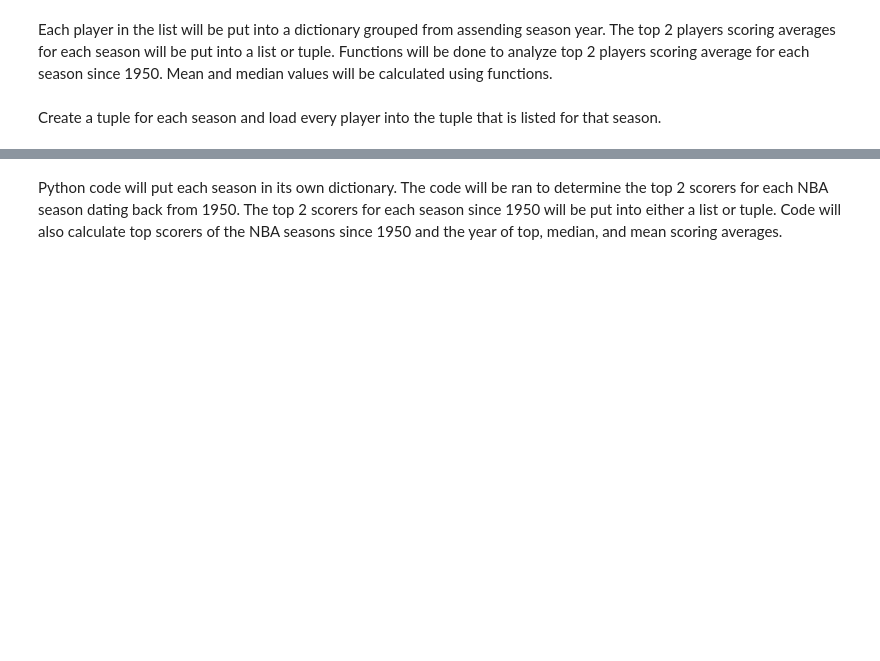
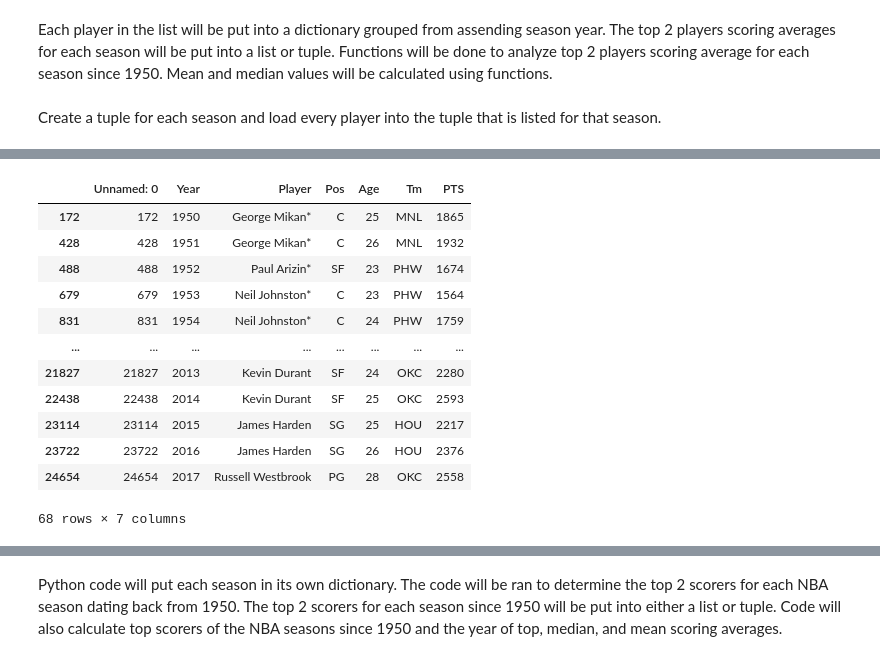
Before and after one commit to timothy7walker/NBA-s-Top-Scorers, a Jupyter notebook: TimothyWalkerNBAbackup.ipynb, the cells around one changed output, grey strips where cells are left out. Saved outputs shown, nothing was run; the diff lists cells and outputs as text; code cells hidden in the pictures; blank space fills up the shorter version.

```diff
--- a/TimothyWalkerNBAbackup.ipynb
+++ b/TimothyWalkerNBAbackup.ipynb
@@ -236,0 +282,18 @@ AttributeError: 'dict' object has no attribute 'groupby'
+# %%
+seasonTopScorer
+topScorers = pd.concat(seasonTopScorer)
+topScorers
+# %% [output]
+|  | Unnamed: 0 | Year | Player | Pos | Age | Tm | PTS |
+| 172 | 172 | 1950 | George Mikan* | C | 25 | MNL | 1865 |
+| 428 | 428 | 1951 | George Mikan* | C | 26 | MNL | 1932 |
+| 488 | 488 | 1952 | Paul Arizin* | SF | 23 | PHW | 1674 |
+| 679 | 679 | 1953 | Neil Johnston* | C | 23 | PHW | 1564 |
+| 831 | 831 | 1954 | Neil Johnston* | C | 24 | PHW | 1759 |
+| ... | ... | ... | ... | ... | ... | ... | ... |
+| 21827 | 21827 | 2013 | Kevin Durant | SF | 24 | OKC | 2280 |
+| 22438 | 22438 | 2014 | Kevin Durant | SF | 25 | OKC | 2593 |
+| 23114 | 23114 | 2015 | James Harden | SG | 25 | HOU | 2217 |
+| 23722 | 23722 | 2016 | James Harden | SG | 26 | HOU | 2376 |
+| 24654 | 24654 | 2017 | Russell Westbrook | PG | 28 | OKC | 2558 |
+68 rows × 7 columns
```
Also changed, not shown: parts of 9 cells of this notebook, 1 other file.
